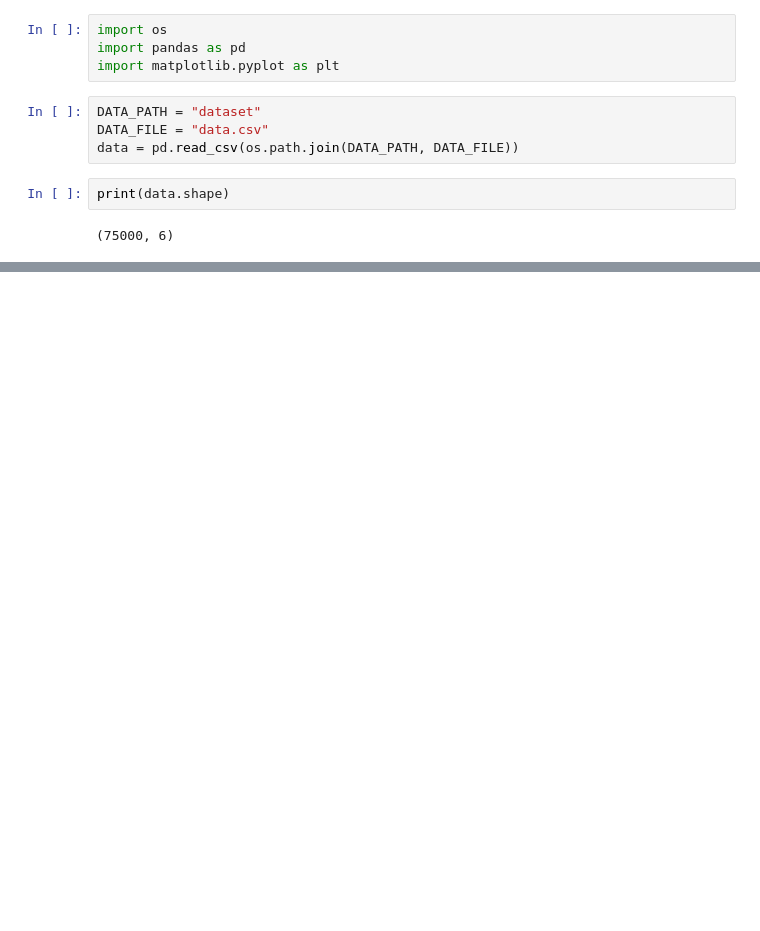
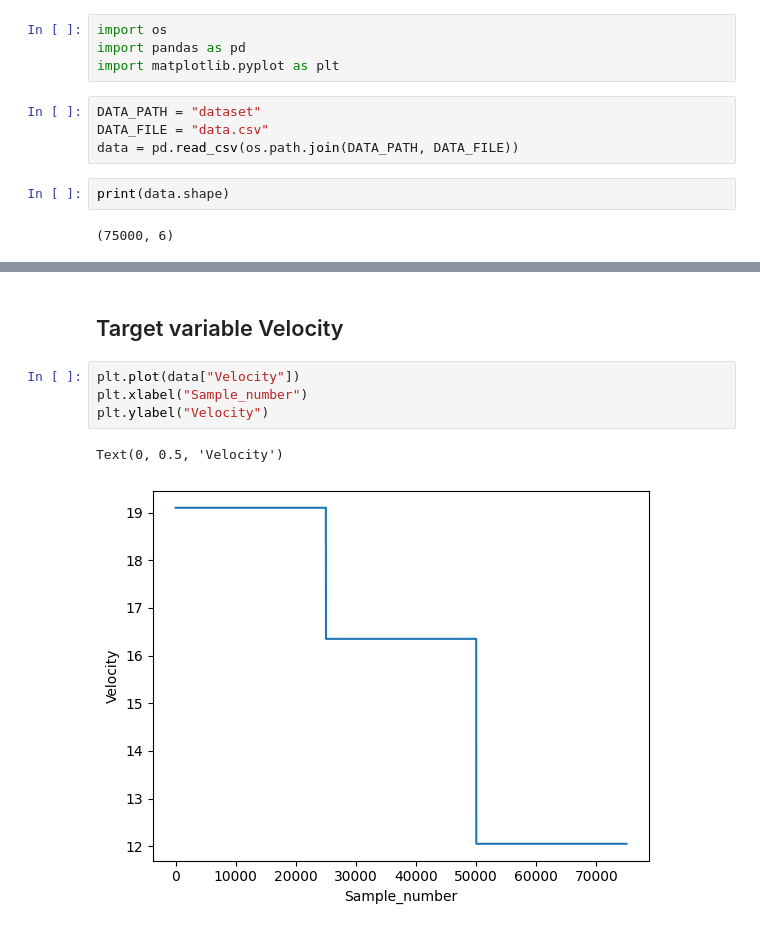
Before and after one commit to cksajil/anemometer, a Jupyter notebook: eda_anemometer.ipynb, the cells around one changed output, grey strips where cells are left out. Drawn from its saved outputs; the diff is of its cells as text; blank space fills up the shorter version.

```diff
--- a/eda_anemometer.ipynb
+++ b/eda_anemometer.ipynb
@@ -31,0 +41,9 @@ data.describe()
+# %% [markdown]
+## Target variable Velocity
+# %%
+plt.plot(data["Velocity"])
+plt.xlabel("Sample_number")
+plt.ylabel("Velocity")
+# %% [output]
+Text(0, 0.5, 'Velocity')
+[figure, added]
```
Also changed, not shown: parts of 11 cells of this notebook.
